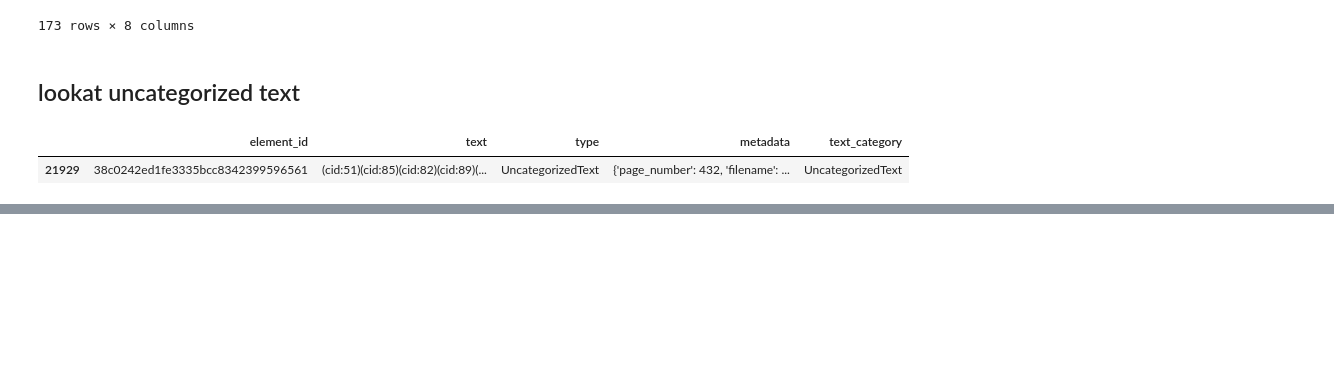
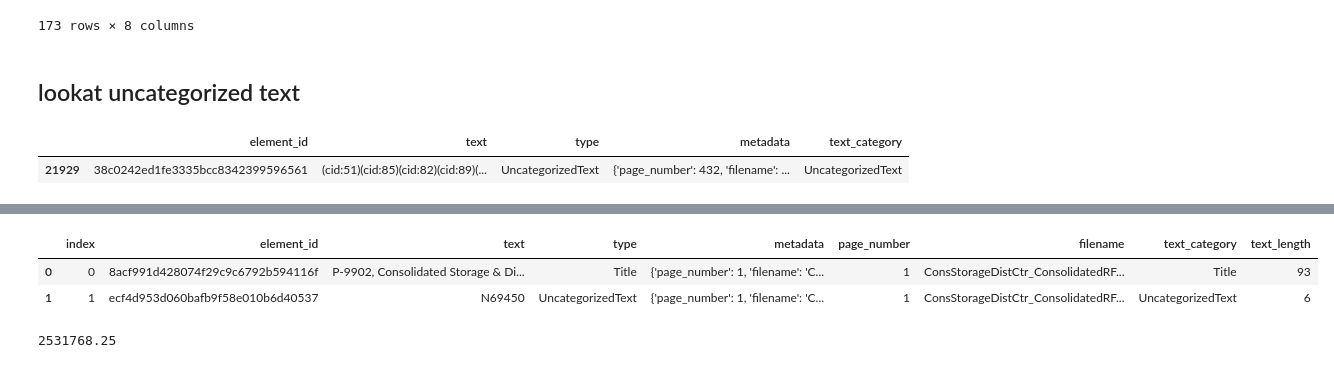
Before and after one commit to bdonkey/chatgpt-retrieval-plugin, a Jupyter notebook: ss/tkcrft.ipynb, the cells around one changed output, grey strips where cells are left out. Cells and saved outputs as stored; diff of their text form; code cells hidden in the pictures; blank space fills up the shorter version.

```diff
--- a/ss/tkcrft.ipynb
+++ b/ss/tkcrft.ipynb
@@ -152,0 +202,6 @@ t.values[0]
+# %%
+df.head(2)
+# %% [output]
+|  | index | element_id | text | type | metadata | page_number | filename | text_category | text_length |
+| 0 | 0 | 8acf991d428074f29c9c6792b594116f | P-9902, Consolidated Storage & Di... | Title | {'page_number': 1, 'filename': 'C... | 1 | ConsStorageDistCtr_ConsolidatedRF... | Title | 93 |
+| 1 | 1 | ecf4d953d060bafb9f58e010b6d40537 | N69450 | UncategorizedText | {'page_number': 1, 'filename': 'C... | 1 | ConsStorageDistCtr_ConsolidatedRF... | UncategorizedText | 6 |
@@ -152,0 +210,4 @@ t.values[0]
+# %%
+len(all_text)*0.75
+# %% [output]
+2531768.25
```
Also changed, not shown: parts of 39 cells of this notebook, 1 other file.
